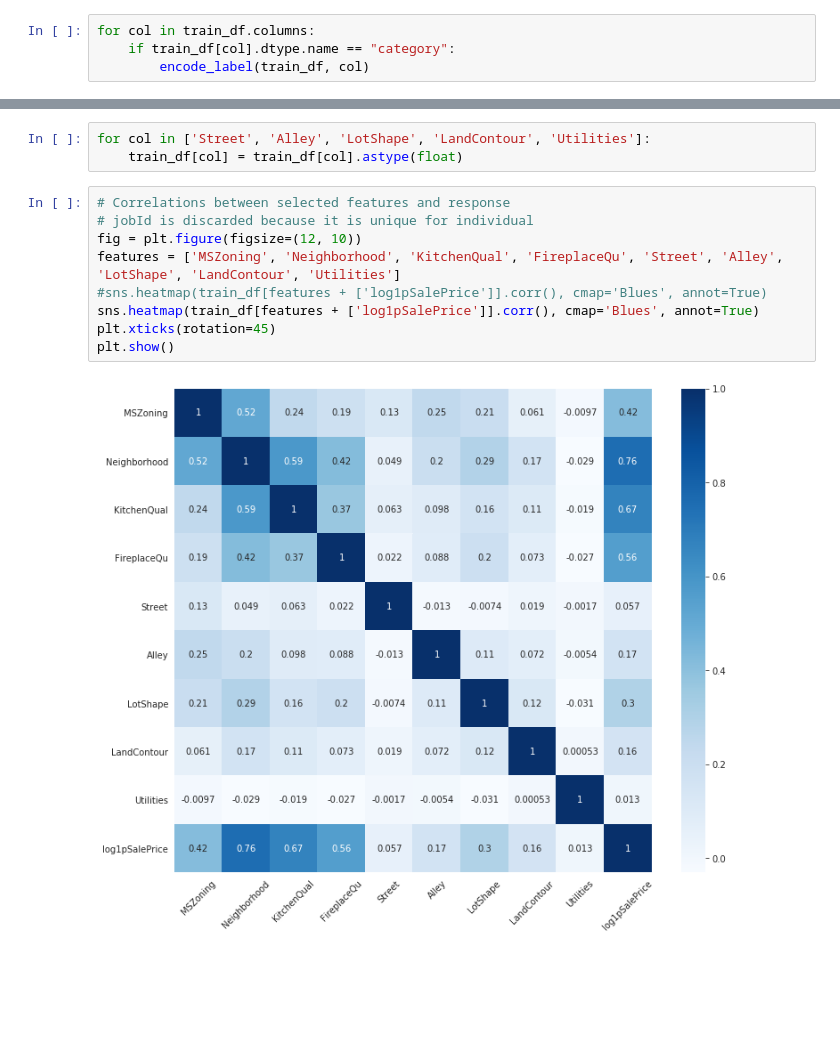
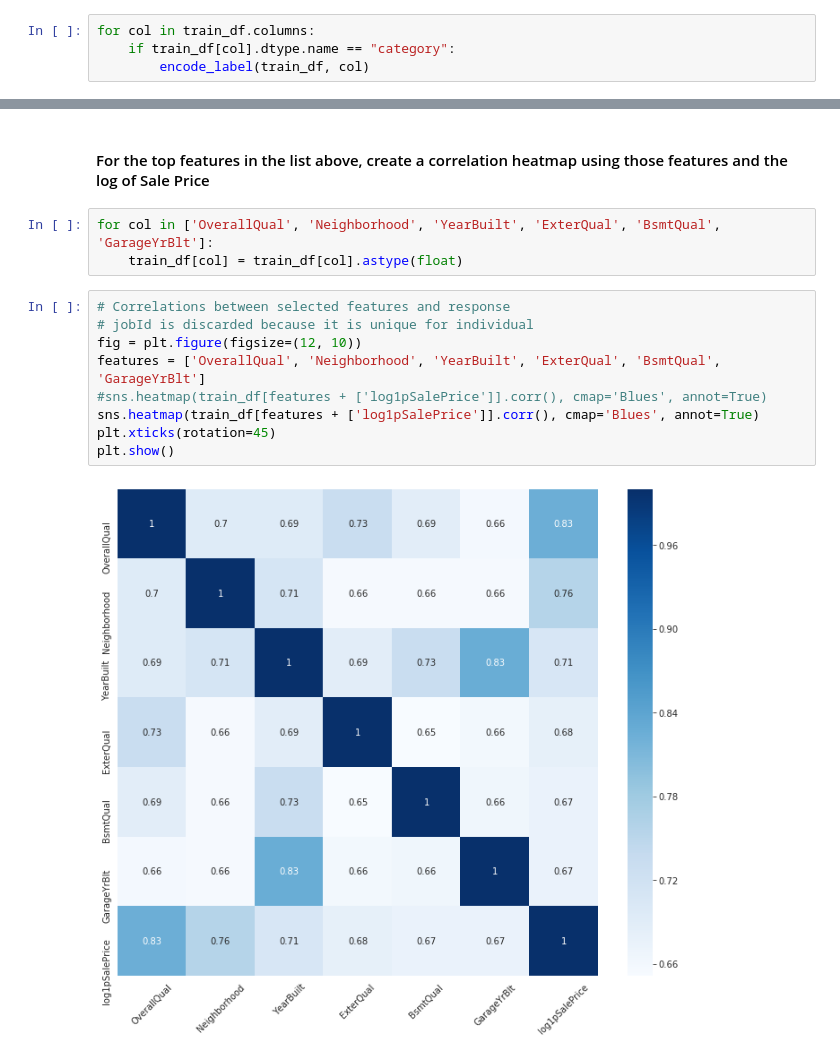
Before and after one commit to md9845/HousePrices, a Jupyter notebook: EDA.ipynb, the cells around one changed output, grey strips where cells are left out. Cells and saved outputs as stored; diff of their text form; blank space fills up the shorter version.

```diff
--- a/EDA.ipynb
+++ b/EDA.ipynb
@@ -730,17 +770,19 @@ MSZoning       0.419
 Exterior2nd    0.414
 OverallCond    0.409
 dtype: float64
+# %% [markdown]
+#### For the top features in the list above, create a correlation heatmap using those features and the log of Sale Price
 # %%
-for col in ['Street', 'Alley', 'LotShape', 'LandContour', 'Utilities']:
+for col in ['OverallQual', 'Neighborhood', 'YearBuilt', 'ExterQual', 'BsmtQual', 'GarageYrBlt']:
     train_df[col] = train_df[col].astype(float)
 # %%
 # Correlations between selected features and response
 # jobId is discarded because it is unique for individual
 fig = plt.figure(figsize=(12, 10))
-features = ['MSZoning', 'Neighborhood', 'KitchenQual', 'FireplaceQu', 'Street', 'Alley', 'LotShape', 'LandContour', 'Utilities']
+features = ['OverallQual', 'Neighborhood', 'YearBuilt', 'ExterQual', 'BsmtQual', 'GarageYrBlt']
 #sns.heatmap(train_df[features + ['log1pSalePrice']].corr(), cmap='Blues', annot=True)
 sns.heatmap(train_df[features + ['log1pSalePrice']].corr(), cmap='Blues', annot=True)
 plt.xticks(rotation=45)
 plt.show()
 # %% [output]
-[figure, old version]
+[figure, new version]
```
Also changed, not shown: parts of 15 cells of this notebook, 2 other files.
